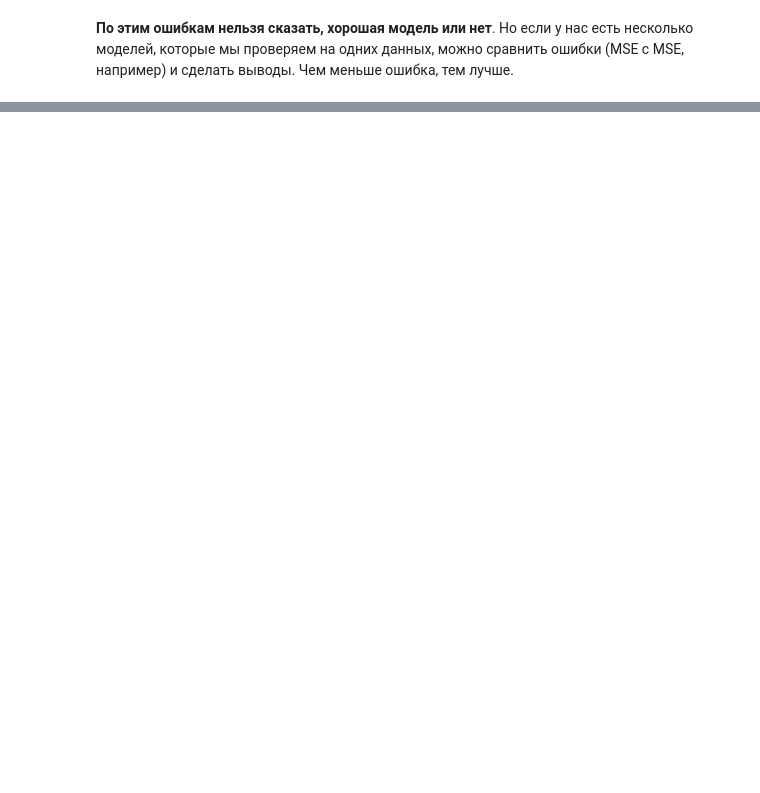
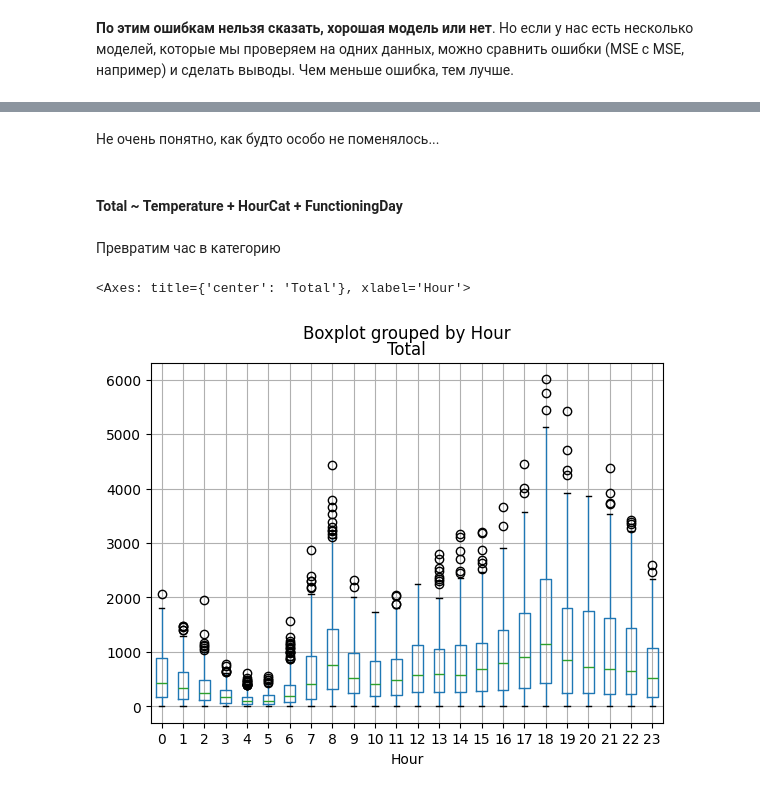
Before and after one commit to bamaxi/dataan-2023-arthist, a Jupyter notebook: seminars/12-andan-regression&errors.ipynb, the cells around one changed output, grey strips where cells are left out. Drawn from its saved outputs; the diff is of its cells as text; code cells hidden in the pictures; blank space fills up the shorter version.

```diff
--- a/seminars/12-andan-regression&errors.ipynb
+++ b/seminars/12-andan-regression&errors.ipynb
@@ -236,0 +764,11 @@ MAE
+# %% [markdown]
+Не очень понятно, как будто особо не поменялось...
+# %% [markdown]
+#### Total ~ Temperature + HourCat + FunctioningDay
+# %% [markdown]
+Превратим час в категорию
+# %%
+bikes.boxplot("Total", by="Hour")
+# %% [output]
+<Axes: title={'center': 'Total'}, xlabel='Hour'>
+[figure, added]
```
Also changed, not shown: parts of 80 cells of this notebook.
